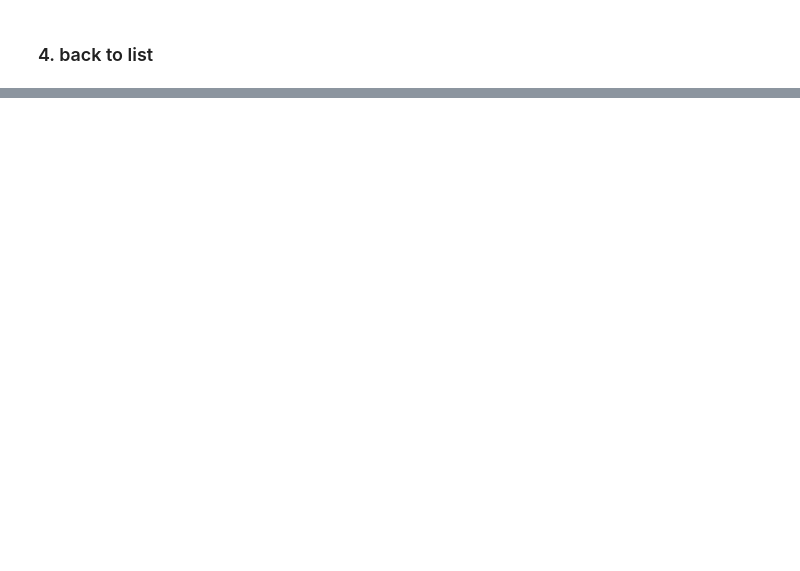
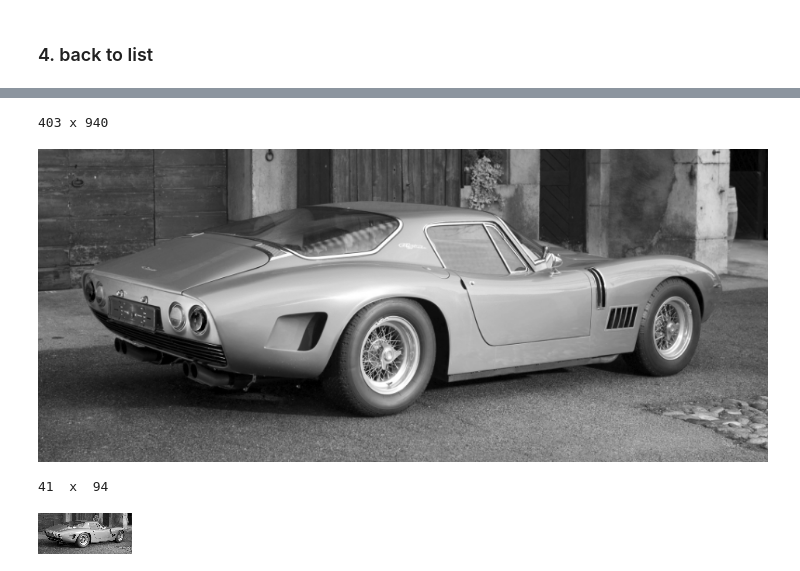
Before and after one commit to will-hill/AI_Decomposed, a Jupyter notebook: 9_GPU_Tensforflow.ipynb, the cells around one changed output, grey strips where cells are left out. Cells and saved outputs as stored; diff of their text form; code cells hidden in the pictures; blank space fills up the shorter version.

```diff
--- a/9_GPU_Tensforflow.ipynb
+++ b/9_GPU_Tensforflow.ipynb
@@ -87,3 +88,22 @@ sess.close()
 del sess
 del list_pool
 del green
+# %%
+strides = 10
+config = tf.ConfigProto(device_count = {'GPU': 0})
+sess.close()
+sess = tf.InteractiveSession(config=config)
+image_file = './imgs/bizz.jpg'
+[height, width ,red, green, blue] = image_meta(image_file)
+print(height, 'x', width)
+display_channel(green, width)
+
+pool = tf.layers.max_pooling2d(inputs=tf.reshape(green,[-1, height, width, 1]), pool_size=1, strides=strides)
+print(pool.shape[1].value,' x ', pool.shape[2].value)
+display_channel(pool.eval().flatten() , pool.shape[2].value)
+sess.close()
+# %% [output]
+403 x 940
+[figure, added]
+41  x  94
+[figure, added]
```
Also changed, not shown: parts of 10 cells of this notebook, 14 other files.
